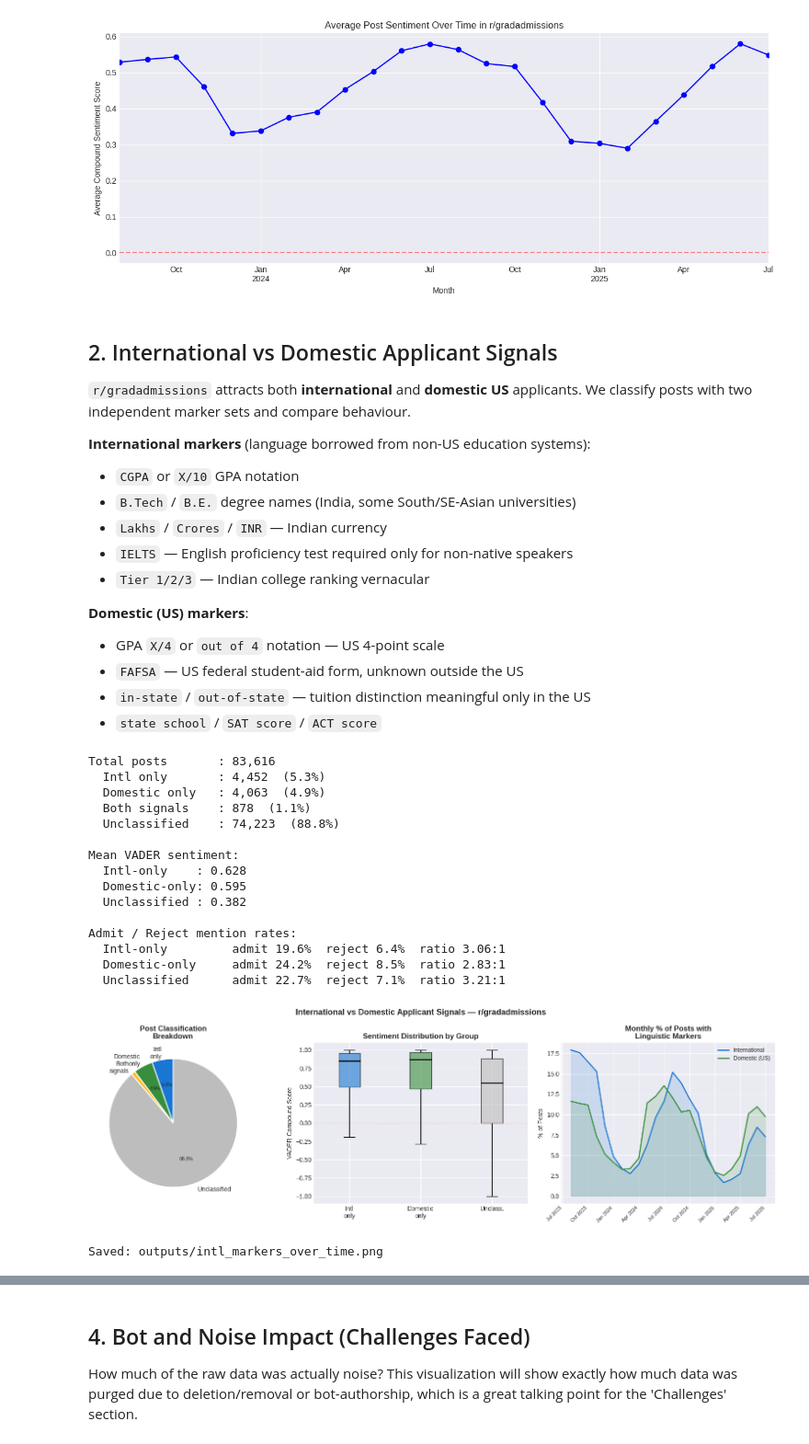
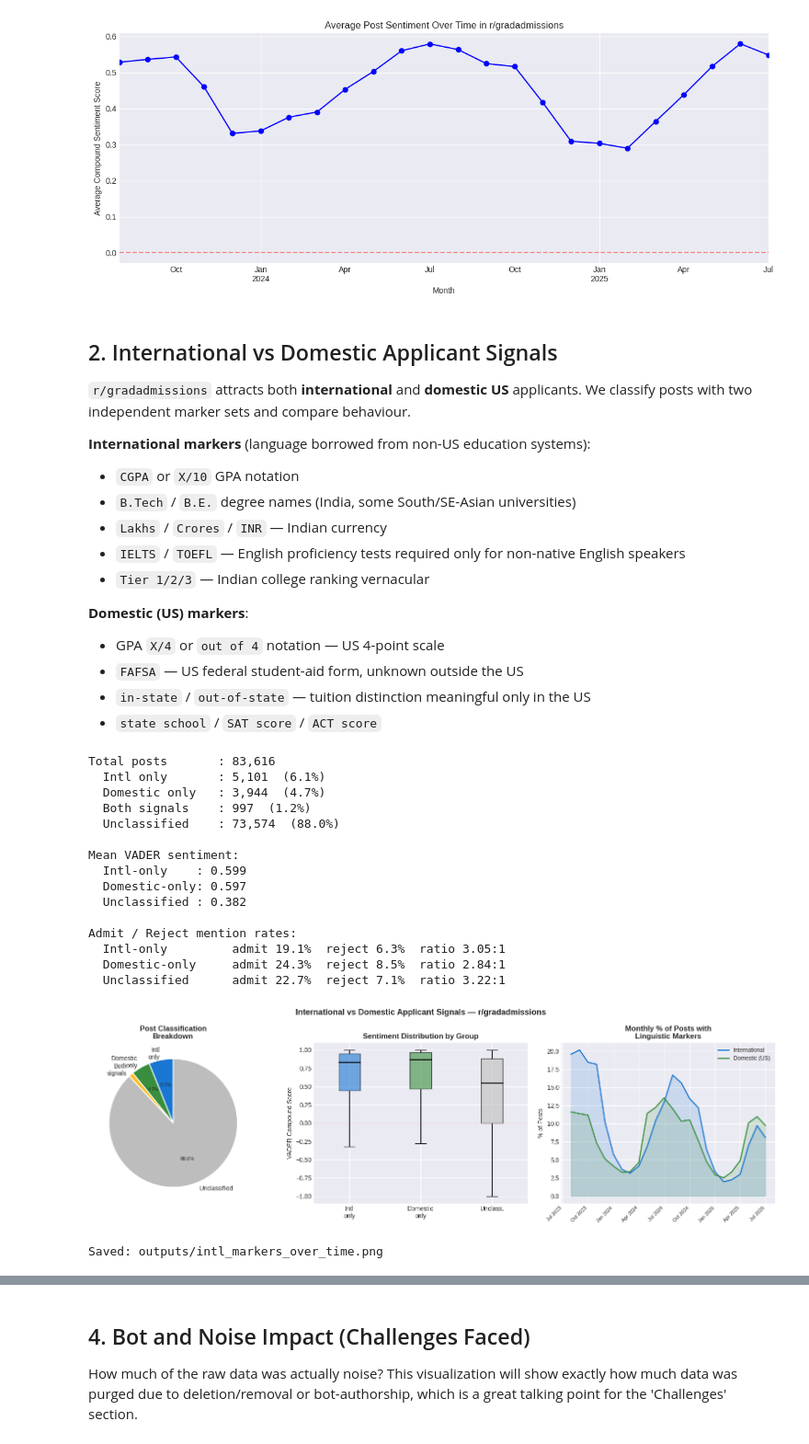
Before and after one commit to bulkpool/CS598, a Jupyter notebook: gradadmissions/analyze_gradadmissions_data.ipynb, the cells around one changed output, grey strips where cells are left out. Shown at 92% size. Saved outputs shown, nothing was run; the diff lists cells and outputs as text; code cells hidden in the pictures.

```diff
--- a/gradadmissions/analyze_gradadmissions_data.ipynb
+++ b/gradadmissions/analyze_gradadmissions_data.ipynb
@@ -97,7 +97,7 @@ We classify posts with two independent marker sets and compare behaviour.
 * `CGPA` or `X/10` GPA notation
 * `B.Tech` / `B.E.` degree names (India, some South/SE-Asian universities)
 * `Lakhs` / `Crores` / `INR` — Indian currency
-* `IELTS` — English proficiency test required only for non-native speakers
+* `IELTS` / `TOEFL` — English proficiency tests required only for non-native English speakers
 * `Tier 1/2/3` — Indian college ranking vernacular
 
 **Domestic (US) markers**:
@@ -114,7 +114,7 @@ intl_pattern = re.compile(
     r'|\b\d[\d\.]+\s*/\s*10\b'          # "9.2/10" or "8.5 / 10"
     r'|\bb\.?tech\b|\bb\.e\.'             # B.Tech, B.E.
     r'|\blakhs?\b|\blacs?\b|\bcrores?\b|\binr\b'
-    r'|\bielts\b'
+    r'|\bielts\b|\btoefl\b'                      # ELP tests (intl-only)
     r'|\btier\s*[1-3]\b',
     re.IGNORECASE,
 )
@@ -212,43 +212,43 @@ axes[1].set_ylabel('VADER Compound Score')
 posts['_marker_month'] = posts['created_dt'].dt.to_period('M')
 monthly_intl_pct = posts.groupby('_marker_month')['is_intl'].mean() * 100
 monthly_dom_pct  = posts.groupby('_marker_month')['is_domestic'].mean() * 100
 x_ts = monthly_intl_pct.index.to_timestamp()
 
 axes[2].plot(x_ts, monthly_intl_pct.values, color=COLORS['intl'], lw=1.8, label='International')
 axes[2].plot(x_ts, monthly_dom_pct.values,  color=COLORS['dom'],  lw=1.8, label='Domestic (US)')
 axes[2].fill_between(x_ts, monthly_intl_pct.values, alpha=0.15, color=COLORS['intl'])
 axes[2].fill_between(x_ts, monthly_dom_pct.values,  alpha=0.15, color=COLORS['dom'])
 axes[2].set_title('Monthly % of Posts with\nLinguistic Markers', fontweight='bold')
 axes[2].set_ylabel('% of Posts')
 axes[2].xaxis.set_major_formatter(mdates.DateFormatter('%b %Y'))
 plt.setp(axes[2].xaxis.get_majorticklabels(), rotation=45, ha='right', fontsize=8)
 axes[2].legend(fontsize=9)
 
 posts.drop(columns=['_marker_month'], inplace=True)
 
 plt.suptitle('International vs Domestic Applicant Signals — r/gradadmissions',
              fontsize=13, fontweight='bold')
 plt.tight_layout()
 plt.savefig('outputs/intl_markers_over_time.png', dpi=150, bbox_inches='tight')
 plt.show()
 print("Saved: outputs/intl_markers_over_time.png")
 # %% [output]
 Total posts       : 83,616
-  Intl only       : 4,452  (5.3%)
-  Domestic only   : 4,063  (4.9%)
-  Both signals    : 878  (1.1%)
-  Unclassified    : 74,223  (88.8%)
+  Intl only       : 5,101  (6.1%)
+  Domestic only   : 3,944  (4.7%)
+  Both signals    : 997  (1.2%)
+  Unclassified    : 73,574  (88.0%)
 
 Mean VADER sentiment:
-  Intl-only    : 0.628
-  Domestic-only: 0.595
+  Intl-only    : 0.599
+  Domestic-only: 0.597
   Unclassified : 0.382
 
 Admit / Reject mention rates:
-  Intl-only         admit 19.6%  reject 6.4%  ratio 3.06:1
-  Domestic-only     admit 24.2%  reject 8.5%  ratio 2.83:1
-  Unclassified      admit 22.7%  reject 7.1%  ratio 3.21:1
+  Intl-only         admit 19.1%  reject 6.3%  ratio 3.05:1
+  Domestic-only     admit 24.3%  reject 8.5%  ratio 2.84:1
+  Unclassified      admit 22.7%  reject 7.1%  ratio 3.22:1
-[figure, old version]
+[figure, new version]
 Saved: outputs/intl_markers_over_time.png
 # %% [markdown]
 ## 3. Bias and Demographic Skew Analysis
```
Also changed, not shown: parts of 2 cells of this notebook, 1 other file.
